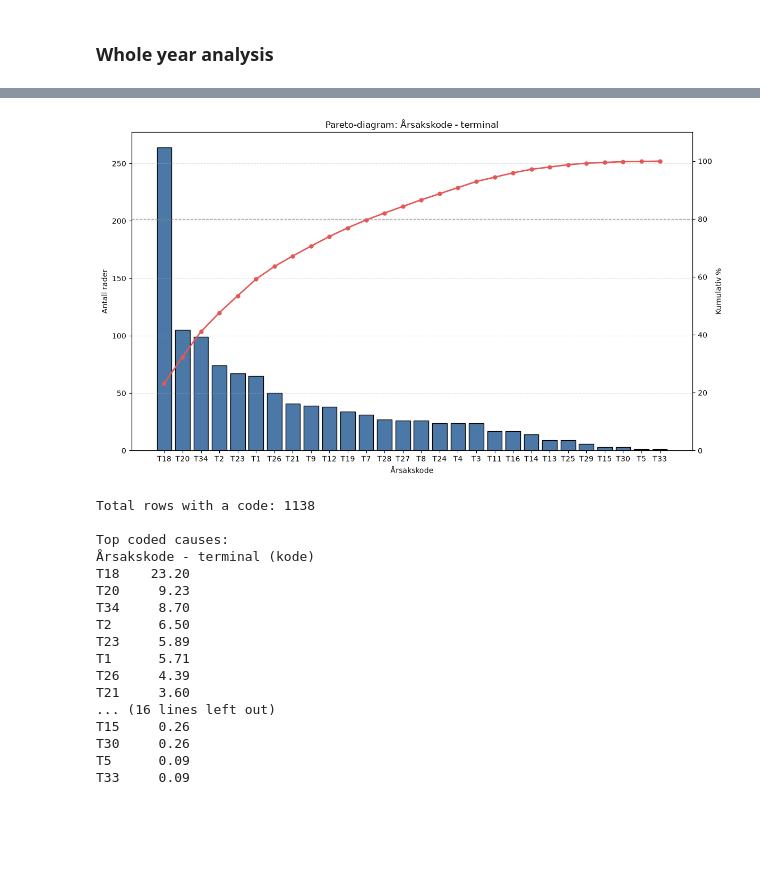
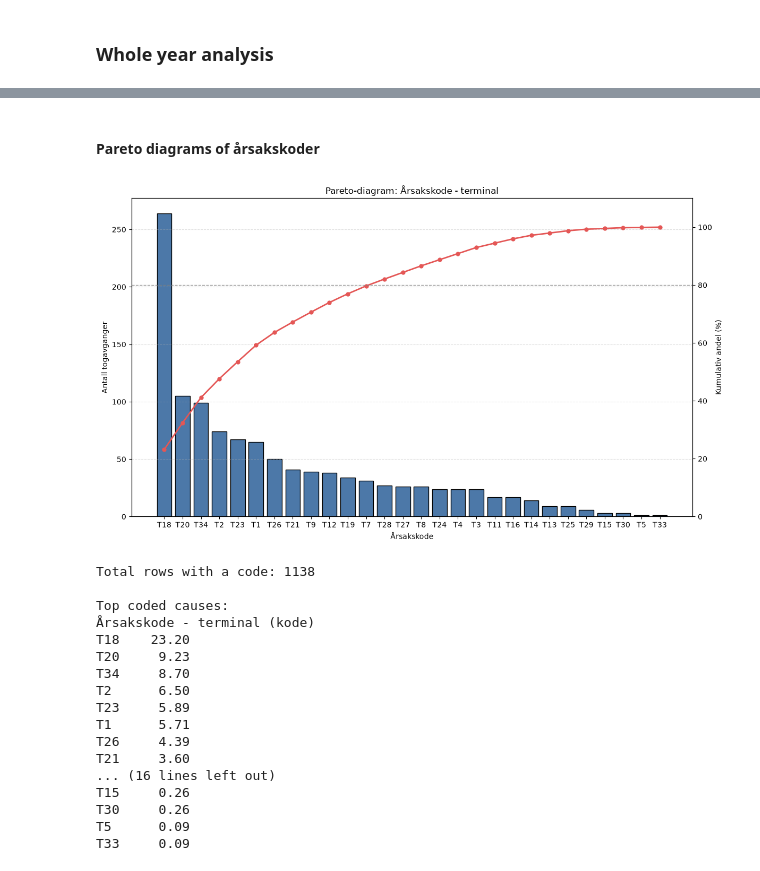
Before and after one commit to KriStrom/masteroppgave26SixSigmaDataanalyse, a Jupyter notebook: 02_analyze_phase/analysis.ipynb, the cells around one changed output, grey strips where cells are left out. Drawn from its saved outputs; the diff is of its cells as text; code cells hidden in the pictures; blank space fills up the shorter version.

```diff
--- a/02_analyze_phase/analysis.ipynb
+++ b/02_analyze_phase/analysis.ipynb
@@ -171,3 +309,5 @@ df_aarsakskodeliste
+# %% [markdown]
+#### Pareto diagrams of årsakskoder
 # %%
 # Use the new code column for the Pareto analysis
 code_col = "Årsakskode - terminal (kode)"
@@ -203,39 +343,39 @@ bars = ax1.bar(
 
 ax1.set_title("Pareto-diagram: Årsakskode - terminal")
 ax1.set_xlabel("Årsakskode")
-ax1.set_ylabel("Antall rader")
+ax1.set_ylabel("Antall togavganger")
 ax1.grid(axis="y", linestyle="--", alpha=0.4)
 
 # Cumulative percentage on secondary axis
 ax2 = ax1.twinx()
 ax2.plot(
     code_counts.index,
     cum_pct.values,
     color="#E45756",
     marker="o",
     linewidth=2,
     markersize=5,
     label="Kumulativ %"
 )
-ax2.set_ylabel("Kumulativ %")
+ax2.set_ylabel("Kumulativ andel (%)")
 ax2.set_ylim(0, 110)
 
 # Optional: 80% line
 ax2.axhline(80, linestyle="--", color="gray", linewidth=1, alpha=0.8)
 
 # Keep x-labels readable
 ax1.tick_params(axis="x", rotation=0)
 ax1.set_xticks(range(len(code_counts.index)))
 ax1.set_xticklabels(code_counts.index)
 
 plt.tight_layout()
 plt.show()
 
 print(f"Total rows with a code: {total_with_code}")
 print("\nTop coded causes:")
 print(share_pct.round(2).to_string())
 # %% [output]
-[figure, old version]
+[figure, new version]
 Total rows with a code: 1138
 
 Top coded causes:
```
Also changed, not shown: parts of 20 cells of this notebook.
